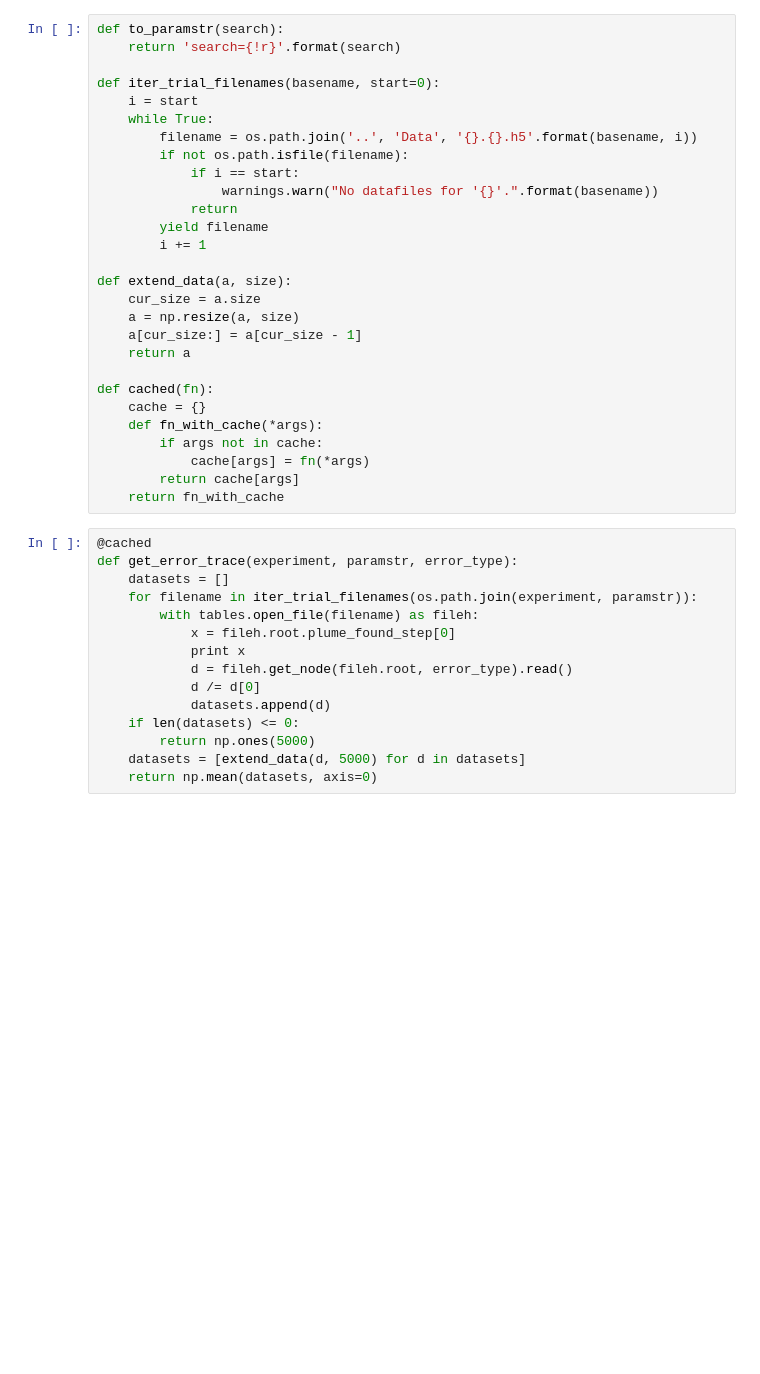
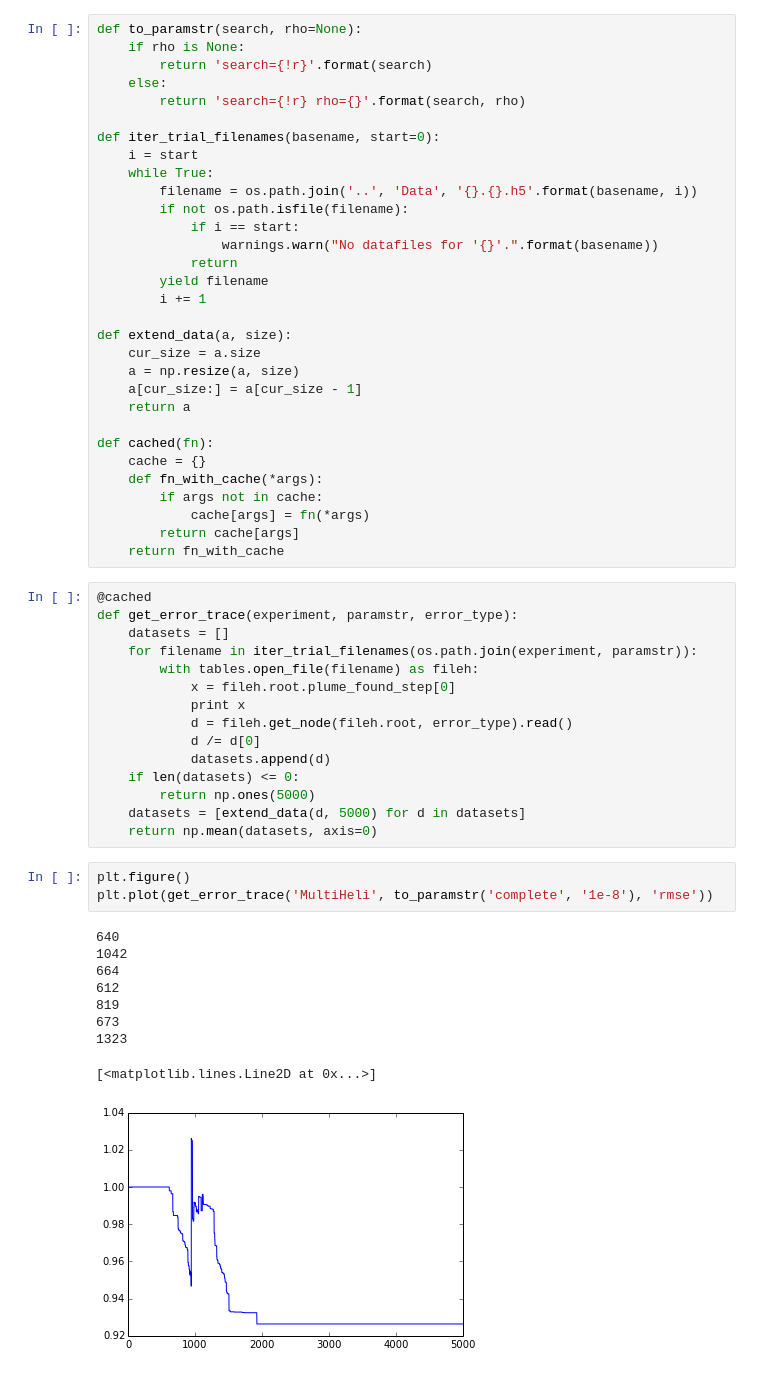
Before and after one commit to jgosmann/plume, a Jupyter notebook: notebooks/Noise visualization.ipynb, the cells around one changed output. Saved outputs shown, nothing was run; the diff lists cells and outputs as text; blank space fills up the shorter version.

```diff
--- a/notebooks/Noise visualization.ipynb
+++ b/notebooks/Noise visualization.ipynb
@@ -14,8 +14,11 @@ import tables
 # %% [output]
 Populating the interactive namespace from numpy and matplotlib
 # %%
-def to_paramstr(search):
-    return 'search={!r}'.format(search)
+def to_paramstr(search, rho=None):
+    if rho is None:
+        return 'search={!r}'.format(search)
+    else:
+        return 'search={!r} rho={}'.format(search, rho)
 
 def iter_trial_filenames(basename, start=0):
     i = start
@@ -56,6 +59,19 @@ def get_error_trace(experiment, paramstr, error_type):
         return np.ones(5000)
     datasets = [extend_data(d, 5000) for d in datasets]
     return np.mean(datasets, axis=0)
+# %%
+plt.figure()
+plt.plot(get_error_trace('MultiHeli', to_paramstr('complete', '1e-8'), 'rmse'))
+# %% [output]
+640
+1042
+664
+612
+819
+673
+1323
+[<matplotlib.lines.Line2D at 0x...>]
+[figure, added]
 # %%
 plt.figure()
 plt.plot(get_error_trace('MultiSourceGaussianDispersion', to_paramstr('complete'), 'rmse'))
```
Also changed, not shown: parts of 1 cell of this notebook, 2 other files.
